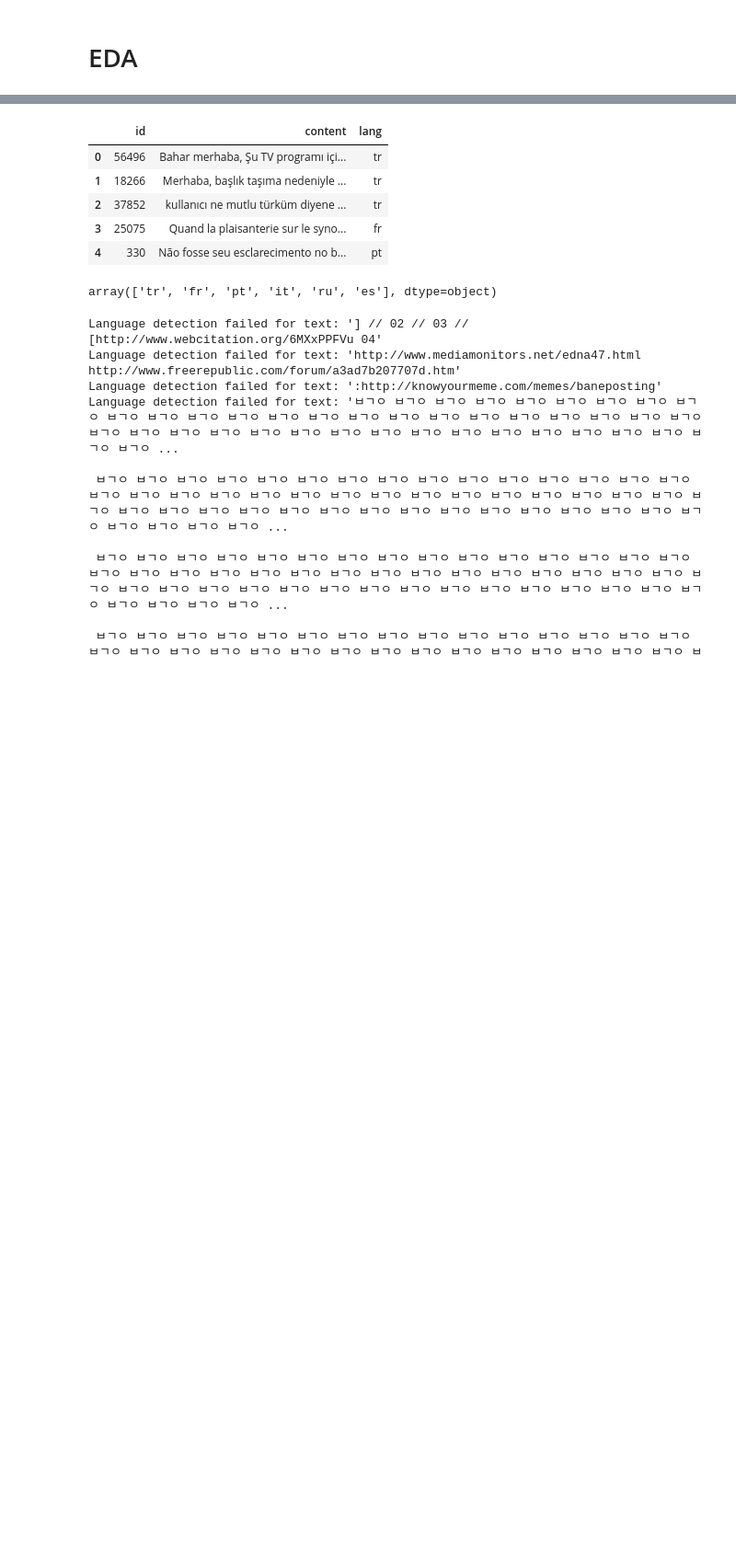
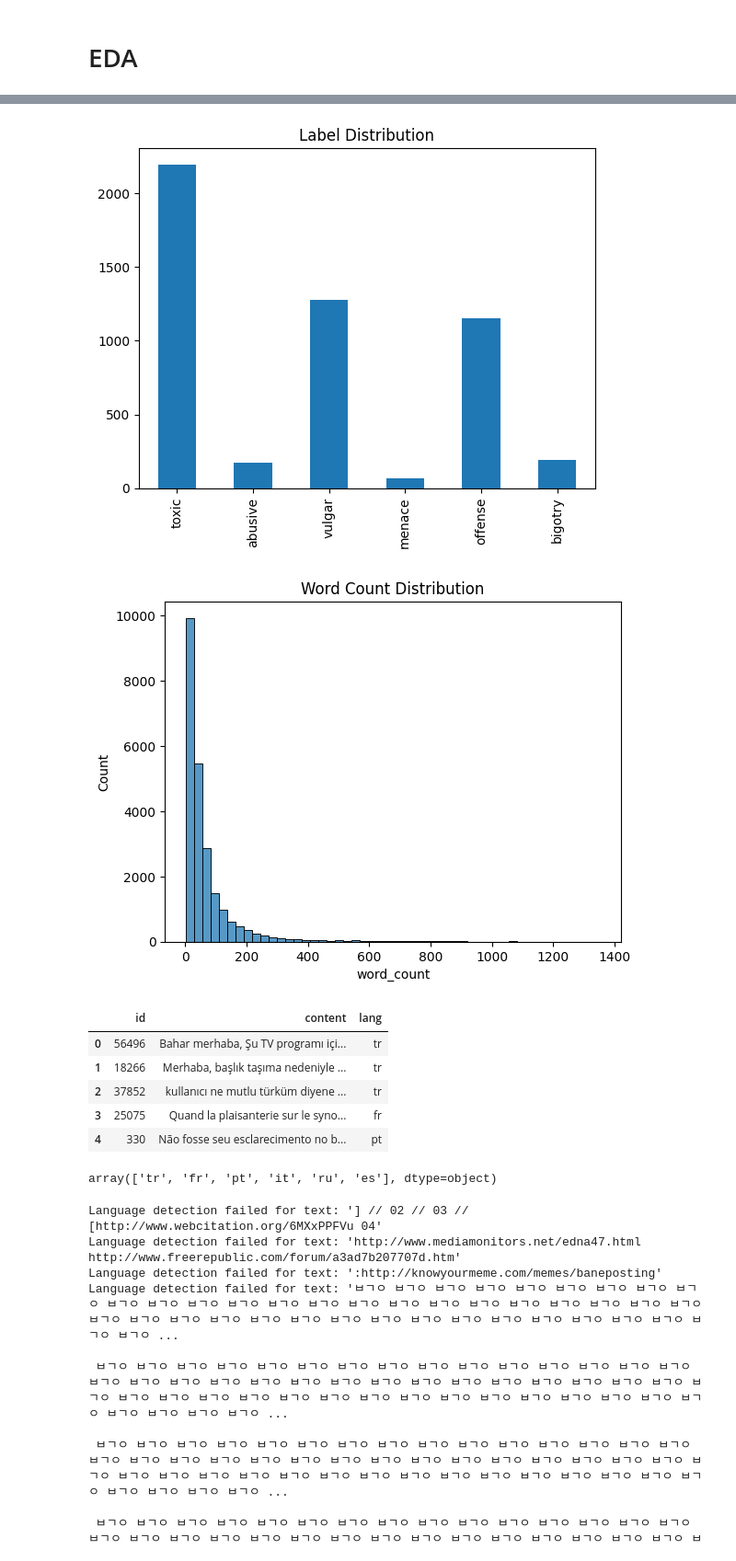
Before and after one commit to samratabduljalil/Offensive-Language-Classification, a Jupyter notebook: Task/model1_implementation.ipynb, the cells around one changed output, grey strips where cells are left out. Shown at 92% size. Cells and saved outputs as stored; diff of their text form; code cells hidden in the pictures; blank space fills up the shorter version.

Commit message:
word count and lebel destribuition done

```diff
--- a/Task/model1_implementation.ipynb
+++ b/Task/model1_implementation.ipynb
@@ -17,6 +20,19 @@ train.head()
 | 2 | 57cb318c6edcf10c | "Agustina Barrientos]] \n | Model... | 0 | 0 | 0 | 0 | 0 | 0 |
 | 3 | dc3bd70118d91b3a | FYI I enjoy licking strangers scr... | 1 | 0 | 1 | 0 | 0 | 0 |
 | 4 | cf10d41f2997d233 | How do you get a site?\nMany peng... | 0 | 0 | 0 | 0 | 0 | 0 |
+# %%
+# Step 2: EDA
+label_cols = ['toxic', 'abusive', 'vulgar', 'menace', 'offense', 'bigotry']
+train[label_cols].sum().plot(kind="bar", title="Label Distribution")
+plt.show()
+
+train['word_count'] = train['feedback_text'].apply(lambda x: len(str(x).split()))
+sns.histplot(train['word_count'], bins=50)
+plt.title("Word Count Distribution")
+plt.show()
+# %% [output]
+[figure, added]
+[figure, added]
 # %%
 test.head()
 # %% [output]
```
Also changed, not shown: parts of 2 cells of this notebook.
